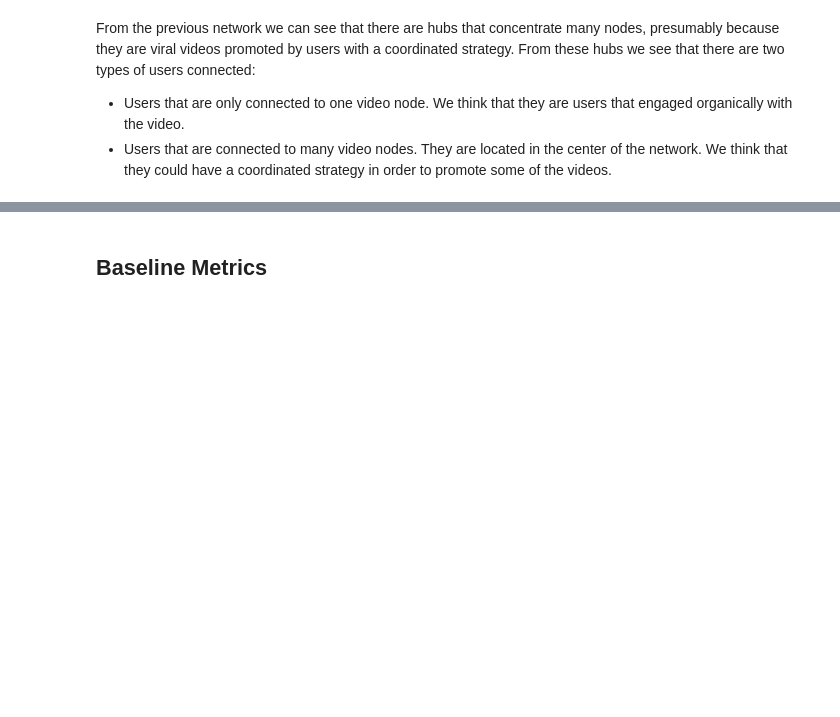
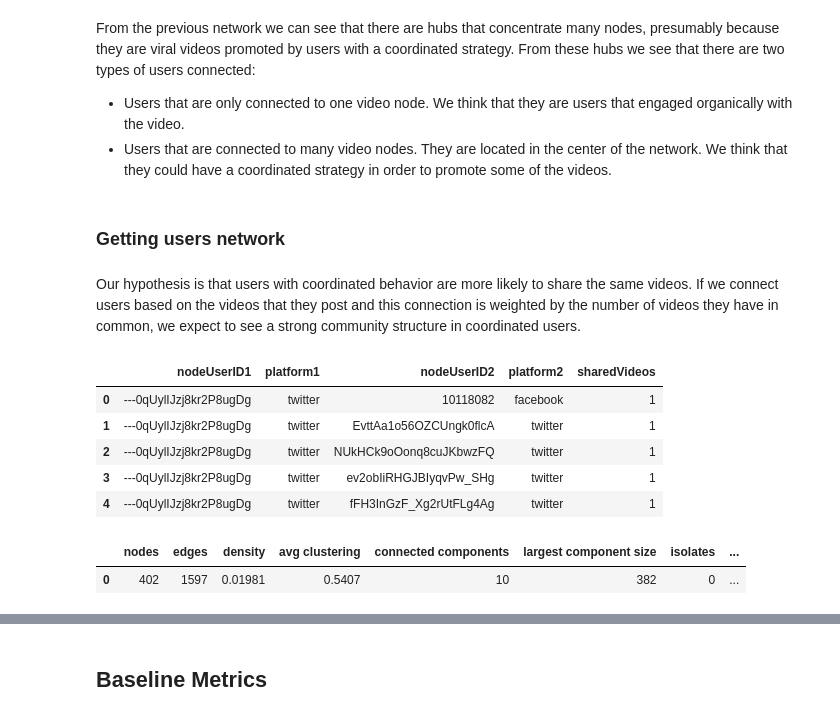
Before and after one commit to yadderace/ai-labs, a Jupyter notebook: network-science/assignments/assignment2/assignment2.ipynb, the cells around one changed output, grey strips where cells are left out. Drawn from its saved outputs; the diff is of its cells as text; code cells hidden in the pictures; blank space fills up the shorter version.

```diff
--- a/network-science/assignments/assignment2/assignment2.ipynb
+++ b/network-science/assignments/assignment2/assignment2.ipynb
@@ -161,0 +164,20 @@ def get_network_metrics(G):
+# %%
+def get_shared_video_counts(df: pd.DataFrame) -> pd.DataFrame:
+    # Select only necessary
+    subset = df[['nodeUserID', 'videoID', 'platform']].drop_duplicates()
+
+    # Connect every user to every other user who posted the same video
+    merged = pd.merge(subset, subset, on='videoID', suffixes=('1', '2'))
+
+    # Filter Self-Loops and Duplicates
+    merged = merged[merged['nodeUserID1'] < merged['nodeUserID2']]
+
+    # Count how many videoIDs exist for each pair
+    result = (
+        merged
+        .groupby(['nodeUserID1', 'platform1', 'nodeUserID2', 'platform2'])
+        .size()
+        .reset_index(name='sharedVideos')
+    )
+
+    return result
@@ -294,3 +377,30 @@ Average degree: 3.2125100240577384
 From the previous network we can see that there are hubs that concentrate many nodes, presumably because they are viral videos promoted by users with a coordinated strategy. From these hubs we see that there are two types of users connected:
 - Users that are only connected to one video node. We think that they are users that engaged organically with the video.
 - Users that are connected to many video nodes. They are located in the center of the network. We think that they could have a coordinated strategy in order to promote some of the videos.
+# %% [markdown]
+### Getting users network
+# %% [markdown]
+Our hypothesis is that users with coordinated behavior are more likely to share the same videos. If we connect users based on the videos that they post and this connection is weighted by the number of videos they have in common, we expect to see a strong community structure in coordinated users.
+# %%
+dfUserCounts = get_shared_video_counts(dfCombined)
+dfUserCounts.head()
+# %% [output]
+|  | nodeUserID1 | platform1 | nodeUserID2 | platform2 | sharedVideos |
+| 0 | ---0qUylIJzj8kr2P8ugDg | twitter | 10118082 | facebook | 1 |
+| 1 | ---0qUylIJzj8kr2P8ugDg | twitter | EvttAa1o56OZCUngk0flcA | twitter | 1 |
+| 2 | ---0qUylIJzj8kr2P8ugDg | twitter | NUkHCk9oOonq8cuJKbwzFQ | twitter | 1 |
+| 3 | ---0qUylIJzj8kr2P8ugDg | twitter | ev2obIiRHGJBIyqvPw_SHg | twitter | 1 |
+| 4 | ---0qUylIJzj8kr2P8ugDg | twitter | fFH3InGzF_Xg2rUtFLg4Ag | twitter | 1 |
+# %%
+# Building the network of users
+G_users_network = get_users_network(dfUserCounts, min_shared_videos=3)
+
+# Writing the network to plot it in Gephi
+nx.write_gexf(G_users_network, "users_network.gexf")
+
+# Showing metrics from our network
+dfMetrics_users = get_network_metrics(G_users_network)
+dfMetrics_users
+# %% [output]
+|  | nodes | edges | density | avg clustering | connected components | largest component size | isolates | ... |
+| 0 | 402 | 1597 | 0.01981 | 0.5407 | 10 | 382 | 0 | ... |
```
Also changed, not shown: parts of 11 cells of this notebook, 7 other files.
